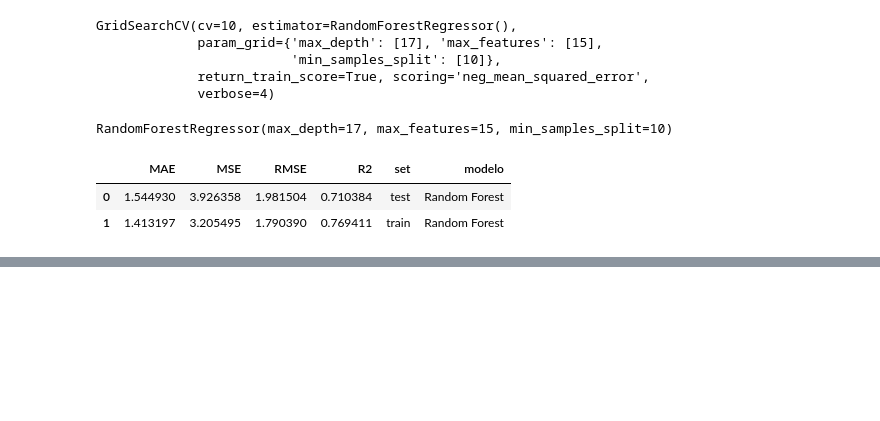
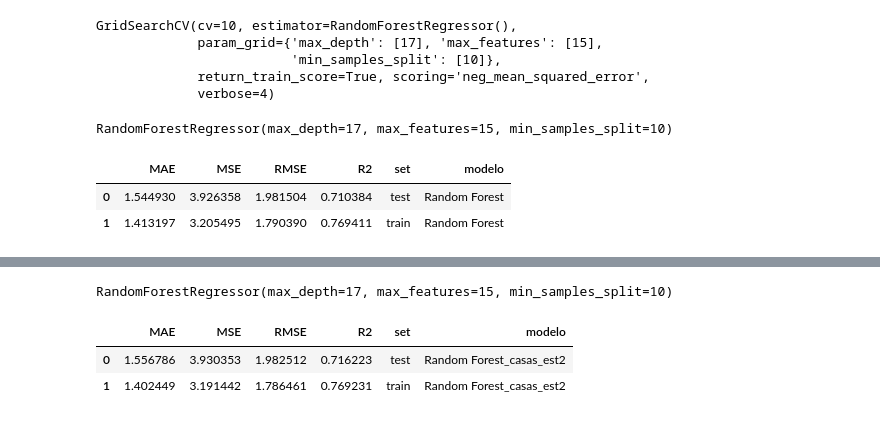
Before and after one commit to Origamologo/Washington-washing-and-prediction, a Jupyter notebook: casas_modelo.ipynb, the cells around one changed output, grey strips where cells are left out. Drawn from its saved outputs; the diff is of its cells as text; code cells hidden in the pictures; blank space fills up the shorter version.

```diff
--- a/casas_modelo.ipynb
+++ b/casas_modelo.ipynb
@@ -400,3 +427,5 @@ rf_results
 |  | MAE | MSE | RMSE | R2 | set | modelo |
 | 0 | 1.544930 | 3.926358 | 1.981504 | 0.710384 | test | Random Forest |
 | 1 | 1.413197 | 3.205495 | 1.790390 | 0.769411 | train | Random Forest |
+# %%
+bosque.fit(X_train, y_train)
@@ -402,0 +449,15 @@ rf_results
+# %%
+bos = bosque.best_estimator_
+bos
+# %% [output]
+RandomForestRegressor(max_depth=17, max_features=15, min_samples_split=10)
+# %%
+y_pred_test_rf = bos.predict(X_test)
+y_pred_train_rf = bos.predict(X_train)
+# %%
+rf_results = metricas(y_test, y_train, y_pred_test_rf, y_pred_train_rf, "Random Forest_casas_est2")
+rf_results
+# %% [output]
+|  | MAE | MSE | RMSE | R2 | set | modelo |
+| 0 | 1.556786 | 3.930353 | 1.982512 | 0.716223 | test | Random Forest_casas_est2 |
+| 1 | 1.402449 | 3.191442 | 1.786461 | 0.769231 | train | Random Forest_casas_est2 |
```
Also changed, not shown: parts of 9 cells of this notebook, 2 other files.
